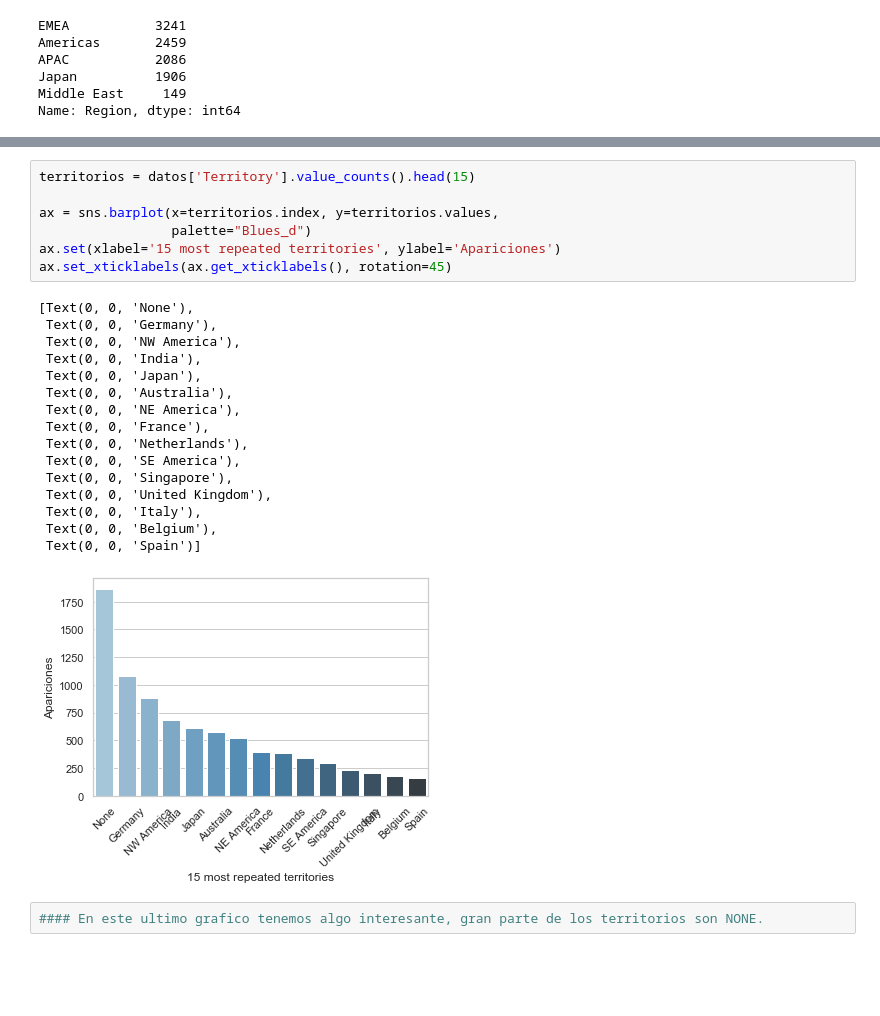
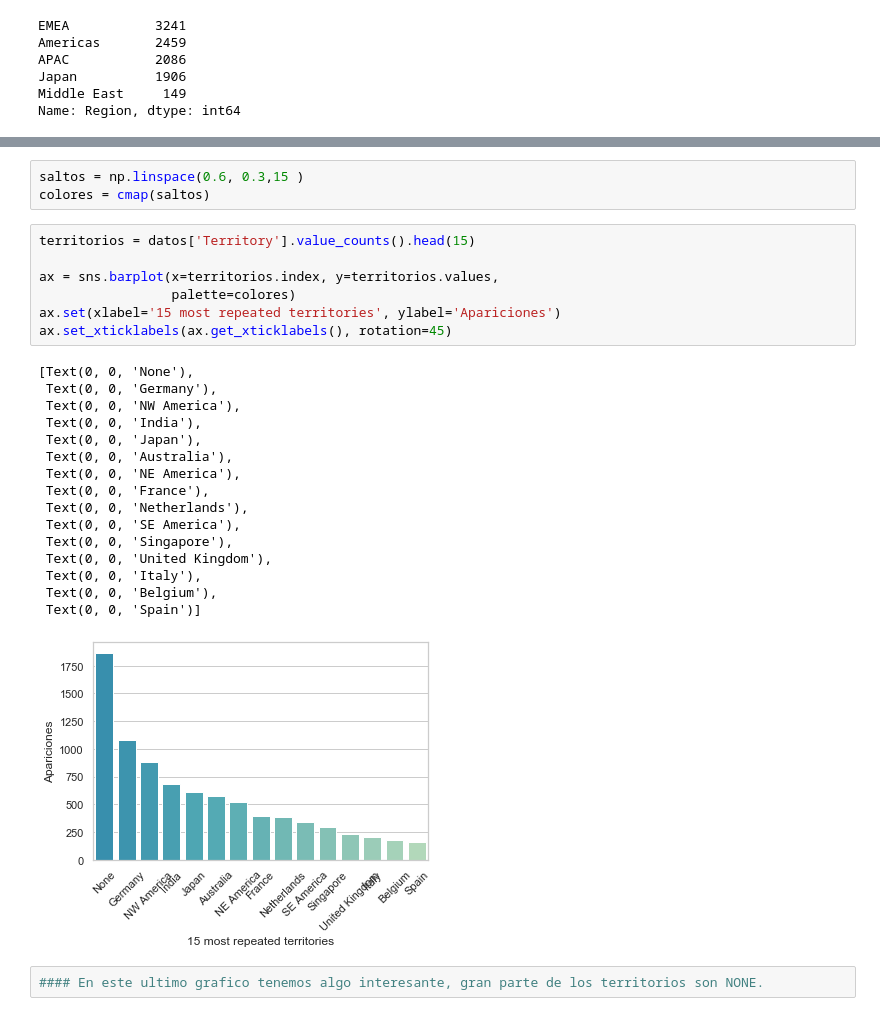
Before and after one commit to RiedelNicolas/75.06-2C2020-TP1, a Jupyter notebook: AnalisisGeografico.ipynb, the cells around one changed output, grey strips where cells are left out. Cells and saved outputs as stored; diff of their text form; blank space fills up the shorter version.

```diff
--- a/AnalisisGeografico.ipynb
+++ b/AnalisisGeografico.ipynb
@@ -118,27 +122,30 @@ TypeError: 'LinearSegmentedColormap' object is not iterable
+# %%
+saltos = np.linspace(0.6, 0.3,15 )
+colores = cmap(saltos)
 # %%
 territorios = datos['Territory'].value_counts().head(15)
 
 ax = sns.barplot(x=territorios.index, y=territorios.values,
-                 palette="Blues_d")
+                 palette=colores)
 ax.set(xlabel='15 most repeated territories', ylabel='Apariciones')
 ax.set_xticklabels(ax.get_xticklabels(), rotation=45)
 # %% [output]
 [Text(0, 0, 'None'),
  Text(0, 0, 'Germany'),
  Text(0, 0, 'NW America'),
  Text(0, 0, 'India'),
  Text(0, 0, 'Japan'),
  Text(0, 0, 'Australia'),
  Text(0, 0, 'NE America'),
  Text(0, 0, 'France'),
  Text(0, 0, 'Netherlands'),
  Text(0, 0, 'SE America'),
  Text(0, 0, 'Singapore'),
  Text(0, 0, 'United Kingdom'),
  Text(0, 0, 'Italy'),
  Text(0, 0, 'Belgium'),
  Text(0, 0, 'Spain')]
-[figure, old version]
+[figure, new version]
 # %%
 #### En este ultimo grafico tenemos algo interesante, gran parte de los territorios son NONE.
 # %%
```
Also changed, not shown: parts of 2 cells of this notebook.
